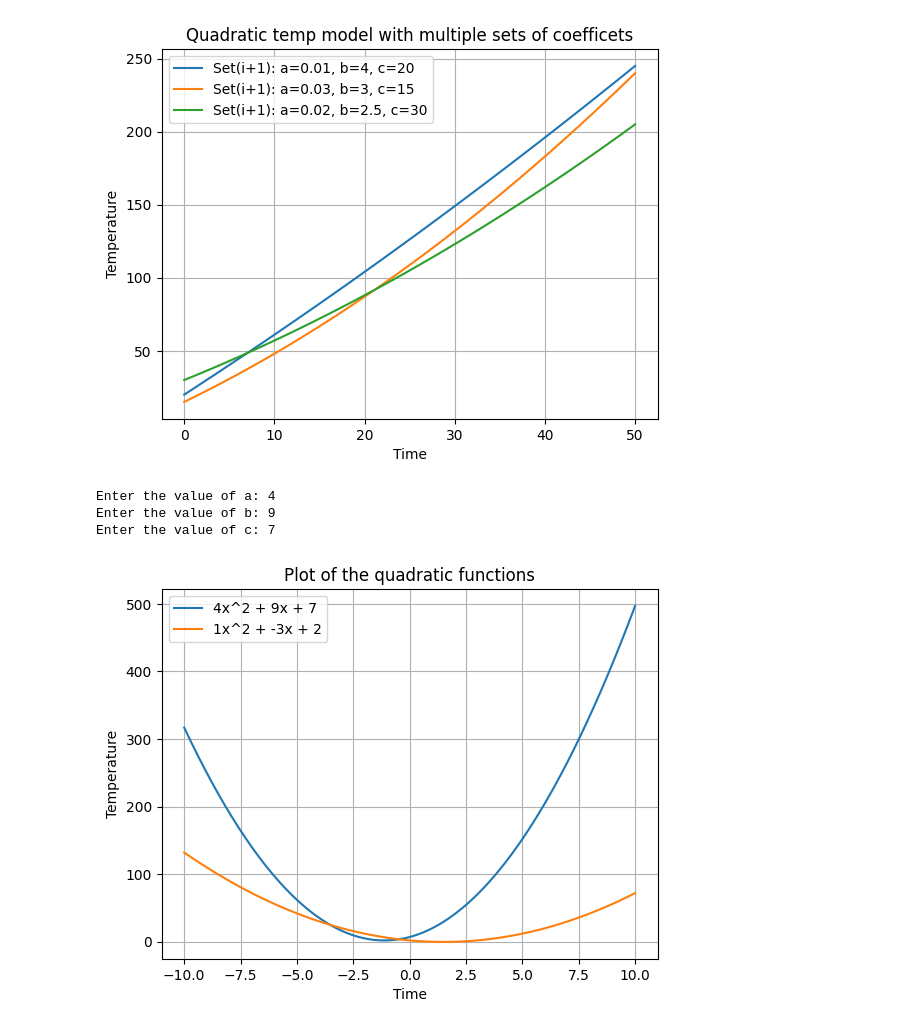
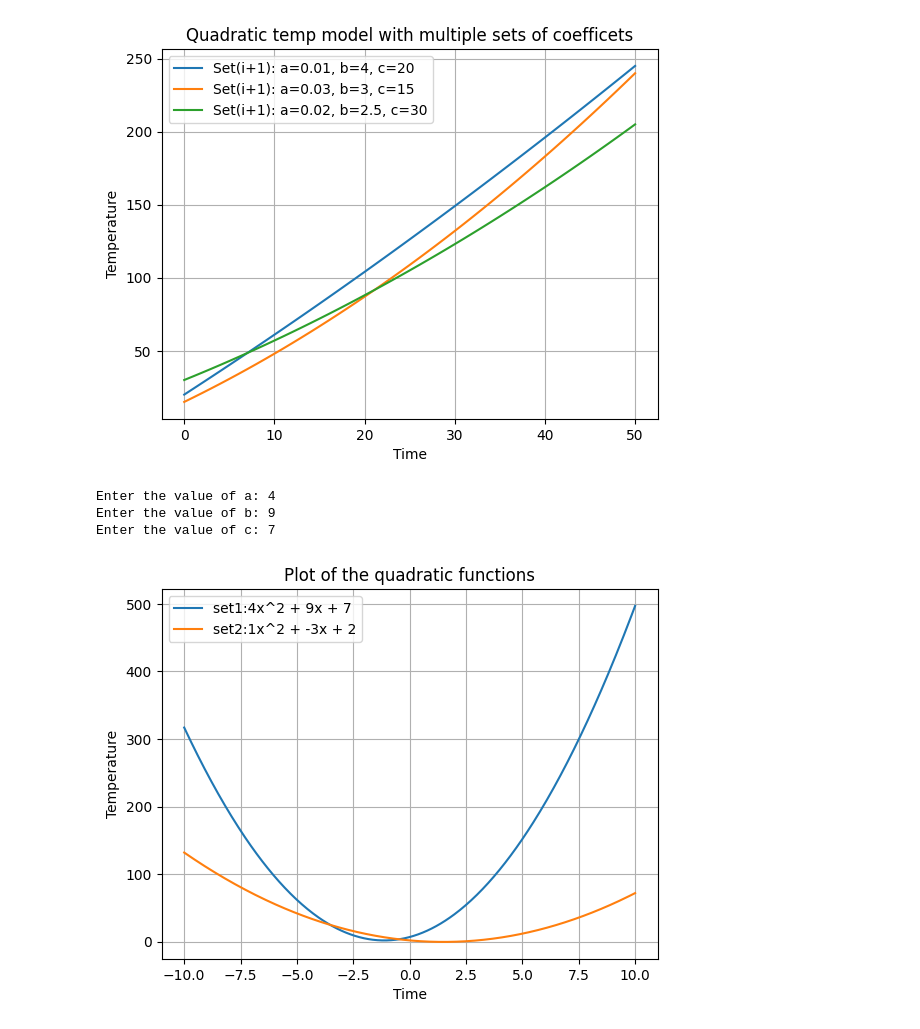
Before and after one commit to LALITHVARMA110/SE, a Jupyter notebook: Task1.ipynb, the cells around one changed output. Saved outputs shown, nothing was run; the diff lists cells and outputs as text; code cells hidden in the pictures.

```diff
--- a/Task1.ipynb
+++ b/Task1.ipynb
@@ -202,35 +202,35 @@ c = int(input("Enter the value of c: "))
 
 # Generate x values
 x = np.linspace(-10, 10, 400)
 
 # Calculate y values for the first function
 y1 = a*x**2 + b*x + c
 
 # Plot the first function
-plt.plot(x, y1, label=f'{a}x^2 + {b}x + {c}')
+plt.plot(x, y1, label=f'set1:{a}x^2 + {b}x + {c}')
 
 # Hard-coded coefficients for the second function
 a = 1
 b = -3
 c = 2
 
 # Calculate y values for the second function
 y2 = a*x**2 + b*x + c
 
 # Plot the second function
-plt.plot(x, y2, label=f'{a}x^2 + {b}x + {c}')
+plt.plot(x, y2, label=f'set2:{a}x^2 + {b}x + {c}')
 
 # Add title, labels, legend, and grid
 plt.title('Plot of the quadratic functions')
-plt.xlabel('Time')
-plt.ylabel('Temperature')
+plt.xlabel("Time")
+plt.ylabel("Temperature")
 plt.legend()
 plt.grid(True)
 
 # Display the plot
 plt.show()
 # %% [output]
 Enter the value of a: 4
 Enter the value of b: 9
 Enter the value of c: 7
-[figure, old version]
+[figure, new version]
```
